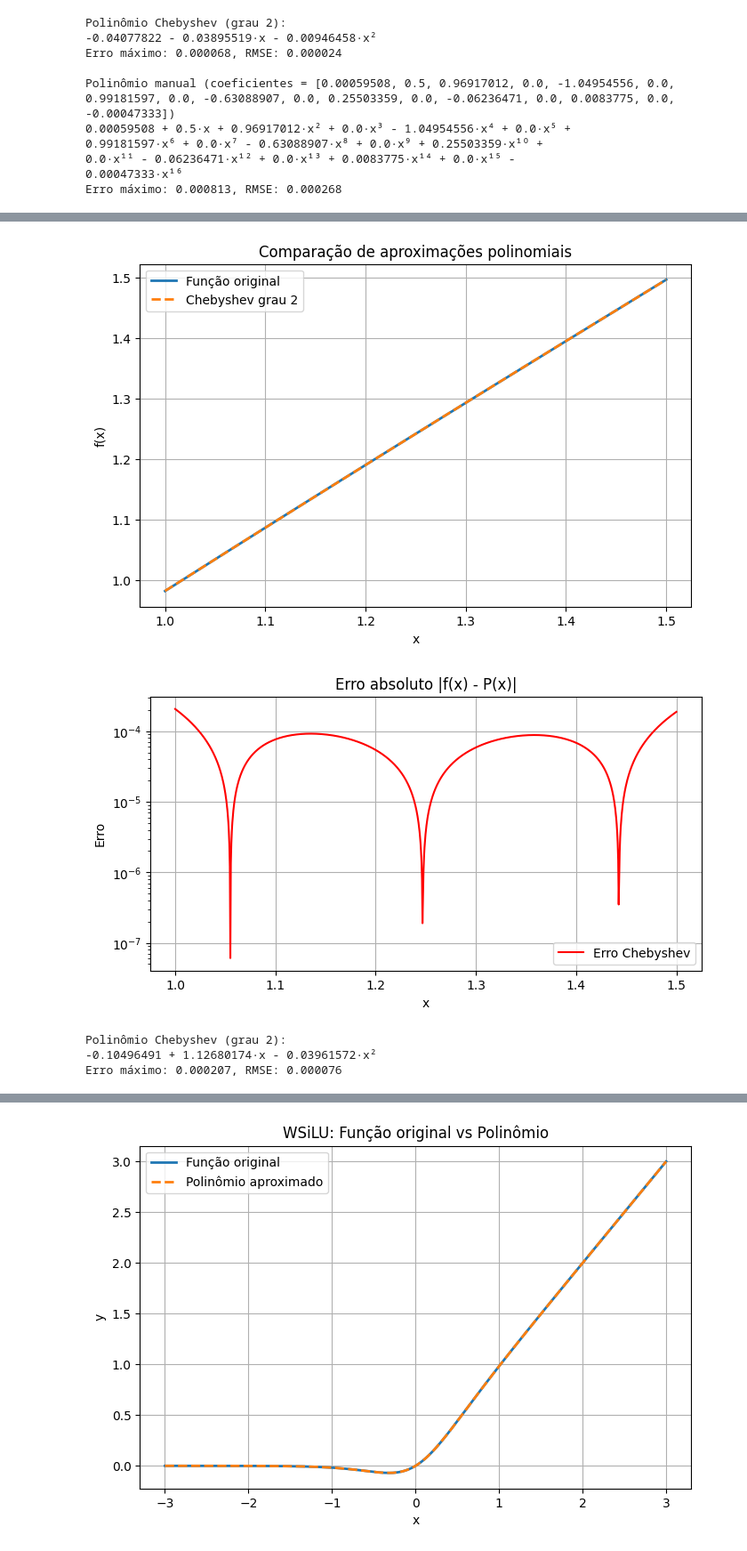
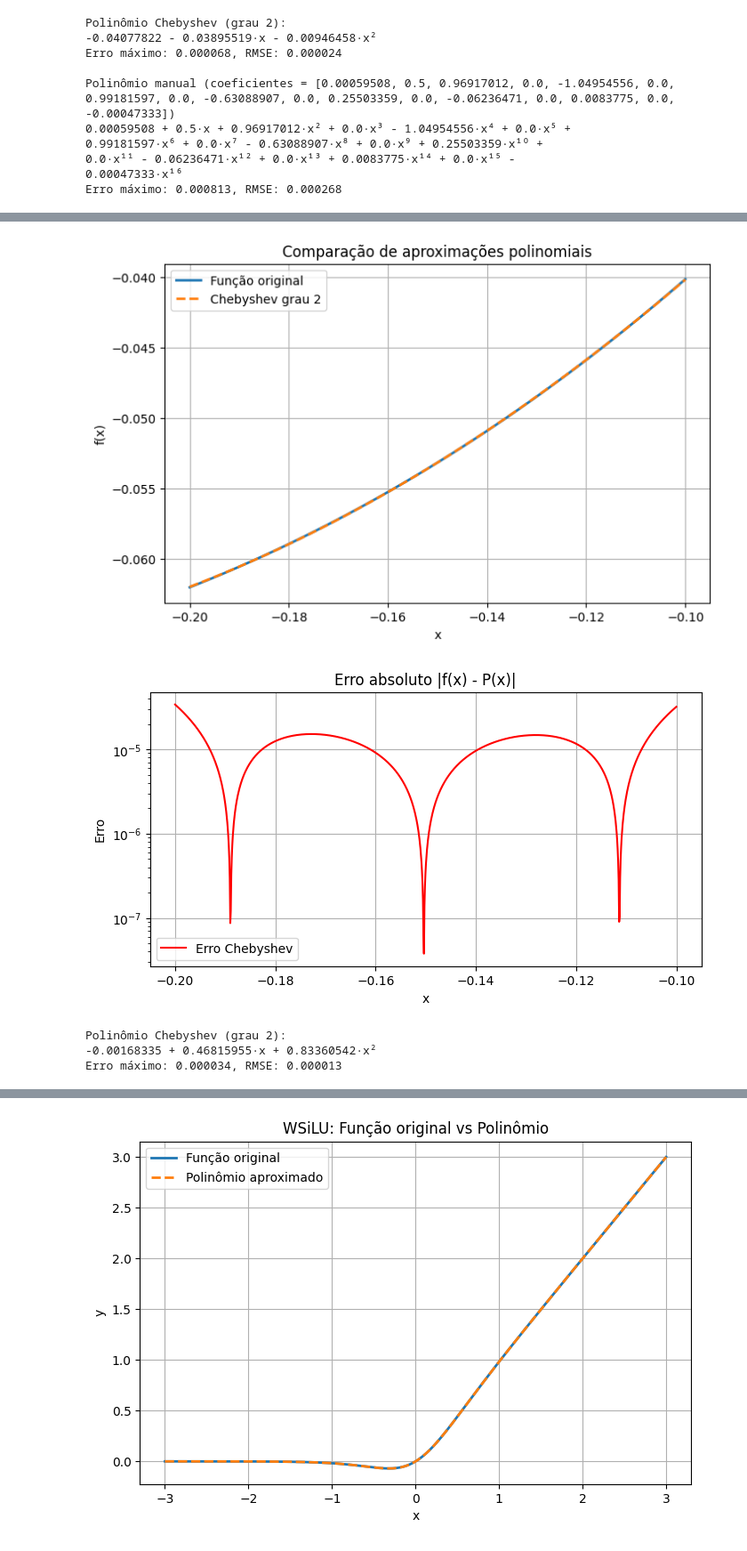
Before and after one commit to radc/hwsigmoid_lascas2026, a Jupyter notebook: notebooks/denis_aproxPolinomial.ipynb, the cells around one changed output, grey strips where cells are left out. Shown at 89% size. Cells and saved outputs as stored; diff of their text form; code cells hidden in the pictures.

```diff
--- a/notebooks/denis_aproxPolinomial.ipynb
+++ b/notebooks/denis_aproxPolinomial.ipynb
@@ -679,7 +835,7 @@ def f(x):
     return x / (1 + np.exp(-4*x))
 
 # Intervalo
-a, b = -0.25, 0
+a, b = -0.6, -0.5
 
 # Grau do polinômio
 n = 2
@@ -693,14 +849,14 @@ Y_sample = f(X_sample)
 cheb_poly = Chebyshev.fit(X_sample, Y_sample, deg=n, domain=[a, b])
 
 # Converter para polinômio padrão
-poly_std_e = cheb_poly.convert(kind=Polynomial)
+poly_std_x7 = cheb_poly.convert(kind=Polynomial)
 
 # ===============================
 # Avaliação e Erro
 # ===============================
 X = np.linspace(a, b, 1000)
 Y_true = f(X)
-Y_poly_auto = poly_std_e(X)
+Y_poly_auto = poly_std_x7(X)
 
 # Erro Chebyshev
 erro_auto = np.abs(Y_true - Y_poly_auto)
@@ -736,6 +892,6 @@ plt.show()
 # Resultados numéricos
 # ===============================
 print("Polinômio Chebyshev (grau {}):".format(n))
-print(poly_std_e)
+print(poly_std_x7)
 print(f"Erro máximo: {erro_auto_max:.6f}, RMSE: {erro_auto_rmse:.6f}")
 # %% [output]
@@ -756,7 +912,7 @@ def f(x):
     return x / (1 + np.exp(-4*x))
 
 # Intervalo
-a, b = 0, 0.25
+a, b = -0.5, -0.4
 
 # Grau do polinômio
 n = 2
@@ -770,14 +926,14 @@ Y_sample = f(X_sample)
 cheb_poly = Chebyshev.fit(X_sample, Y_sample, deg=n, domain=[a, b])
 
 # Converter para polinômio padrão
-poly_std_f = cheb_poly.convert(kind=Polynomial)
+poly_std_x8 = cheb_poly.convert(kind=Polynomial)
 
 # ===============================
 # Avaliação e Erro
 # ===============================
 X = np.linspace(a, b, 1000)
 Y_true = f(X)
-Y_poly_auto = poly_std_f(X)
+Y_poly_auto = poly_std_x8(X)
 
 # Erro Chebyshev
 erro_auto = np.abs(Y_true - Y_poly_auto)
@@ -813,6 +969,6 @@ plt.show()
 # Resultados numéricos
 # ===============================
 print("Polinômio Chebyshev (grau {}):".format(n))
-print(poly_std_f)
+print(poly_std_x8)
 print(f"Erro máximo: {erro_auto_max:.6f}, RMSE: {erro_auto_rmse:.6f}")
 # %% [output]
@@ -833,7 +989,7 @@ def f(x):
     return x / (1 + np.exp(-4*x))
 
 # Intervalo
-a, b = 0.25, 0.5
+a, b = -0.4, -0.3
 
 # Grau do polinômio
 n = 2
@@ -847,14 +1003,14 @@ Y_sample = f(X_sample)
 cheb_poly = Chebyshev.fit(X_sample, Y_sample, deg=n, domain=[a, b])
 
 # Converter para polinômio padrão
-poly_std_g = cheb_poly.convert(kind=Polynomial)
+poly_std_x9 = cheb_poly.convert(kind=Polynomial)
 
 # ===============================
 # Avaliação e Erro
 # ===============================
 X = np.linspace(a, b, 1000)
 Y_true = f(X)
-Y_poly_auto = poly_std_g(X)
+Y_poly_auto = poly_std_x9(X)
 
 # Erro Chebyshev
 erro_auto = np.abs(Y_true - Y_poly_auto)
@@ -890,6 +1046,6 @@ plt.show()
 # Resultados numéricos
 # ===============================
 print("Polinômio Chebyshev (grau {}):".format(n))
-print(poly_std_g)
+print(poly_std_x9)
 print(f"Erro máximo: {erro_auto_max:.6f}, RMSE: {erro_auto_rmse:.6f}")
 # %% [output]
@@ -910,7 +1066,7 @@ def f(x):
     return x / (1 + np.exp(-4*x))
 
 # Intervalo
-a, b = 0.5, 1
+a, b = -0.3, -0.2
 
 # Grau do polinômio
 n = 2
@@ -924,14 +1080,14 @@ Y_sample = f(X_sample)
 cheb_poly = Chebyshev.fit(X_sample, Y_sample, deg=n, domain=[a, b])
 
 # Converter para polinômio padrão
-poly_std_h = cheb_poly.convert(kind=Polynomial)
+poly_std_x10 = cheb_poly.convert(kind=Polynomial)
 
 # ===============================
 # Avaliação e Erro
 # ===============================
 X = np.linspace(a, b, 1000)
 Y_true = f(X)
-Y_poly_auto = poly_std_h(X)
+Y_poly_auto = poly_std_x10(X)
 
 # Erro Chebyshev
 erro_auto = np.abs(Y_true - Y_poly_auto)
@@ -967,6 +1123,6 @@ plt.show()
 # Resultados numéricos
 # ===============================
 print("Polinômio Chebyshev (grau {}):".format(n))
-print(poly_std_h)
+print(poly_std_x10)
 print(f"Erro máximo: {erro_auto_max:.6f}, RMSE: {erro_auto_rmse:.6f}")
 # %% [output]
@@ -987,7 +1143,7 @@ def f(x):
     return x / (1 + np.exp(-4*x))
 
 # Intervalo
-a, b = 1, 1.5
+a, b = -0.2, -0.1
 
 # Grau do polinômio
 n = 2
@@ -1001,14 +1157,14 @@ Y_sample = f(X_sample)
 cheb_poly = Chebyshev.fit(X_sample, Y_sample, deg=n, domain=[a, b])
 
 # Converter para polinômio padrão
-poly_std_i = cheb_poly.convert(kind=Polynomial)
+poly_std_x11 = cheb_poly.convert(kind=Polynomial)
 
 # ===============================
 # Avaliação e Erro
 # ===============================
 X = np.linspace(a, b, 1000)
 Y_true = f(X)
-Y_poly_auto = poly_std_i(X)
+Y_poly_auto = poly_std_x11(X)
 
 # Erro Chebyshev
 erro_auto = np.abs(Y_true - Y_poly_auto)
@@ -1019,39 +1175,39 @@ erro_auto_rmse = np.sqrt(np.mean(erro_auto**2))
 # Plots
 # ===============================
 plt.figure(figsize=(8,5))
 plt.plot(X, Y_true, label="Função original", linewidth=2)
 plt.plot(X, Y_poly_auto, "--", label=f"Chebyshev grau {n}", linewidth=2)
 plt.title("Comparação de aproximações polinomiais")
 plt.xlabel("x")
 plt.ylabel("f(x)")
 plt.legend()
 plt.grid(True)
 
 plt.show()
 
 # Erro Chebyshev
 plt.figure(figsize=(8,4))
 plt.plot(X, erro_auto, label="Erro Chebyshev", color="red")
 plt.title("Erro absoluto |f(x) - P(x)|")
 plt.xlabel("x")
 plt.ylabel("Erro")
 plt.legend()
 plt.grid(True)
 plt.yscale("log")
 plt.show()
 
 # ===============================
 # Resultados numéricos
 # ===============================
 print("Polinômio Chebyshev (grau {}):".format(n))
-print(poly_std_i)
+print(poly_std_x11)
 print(f"Erro máximo: {erro_auto_max:.6f}, RMSE: {erro_auto_rmse:.6f}")
 # %% [output]
-[figure, old version]
+[figure, new version]
-[figure, old version]
+[figure, new version]
 Polinômio Chebyshev (grau 2):
--0.10496491 + 1.12680174·x - 0.03961572·x²
-Erro máximo: 0.000207, RMSE: 0.000076
+-0.00168335 + 0.46815955·x + 0.83360542·x²
+Erro máximo: 0.000034, RMSE: 0.000013
 # %%
 import numpy as np
 import matplotlib.pyplot as plt
```
Also changed, not shown: parts of 26 cells of this notebook.
